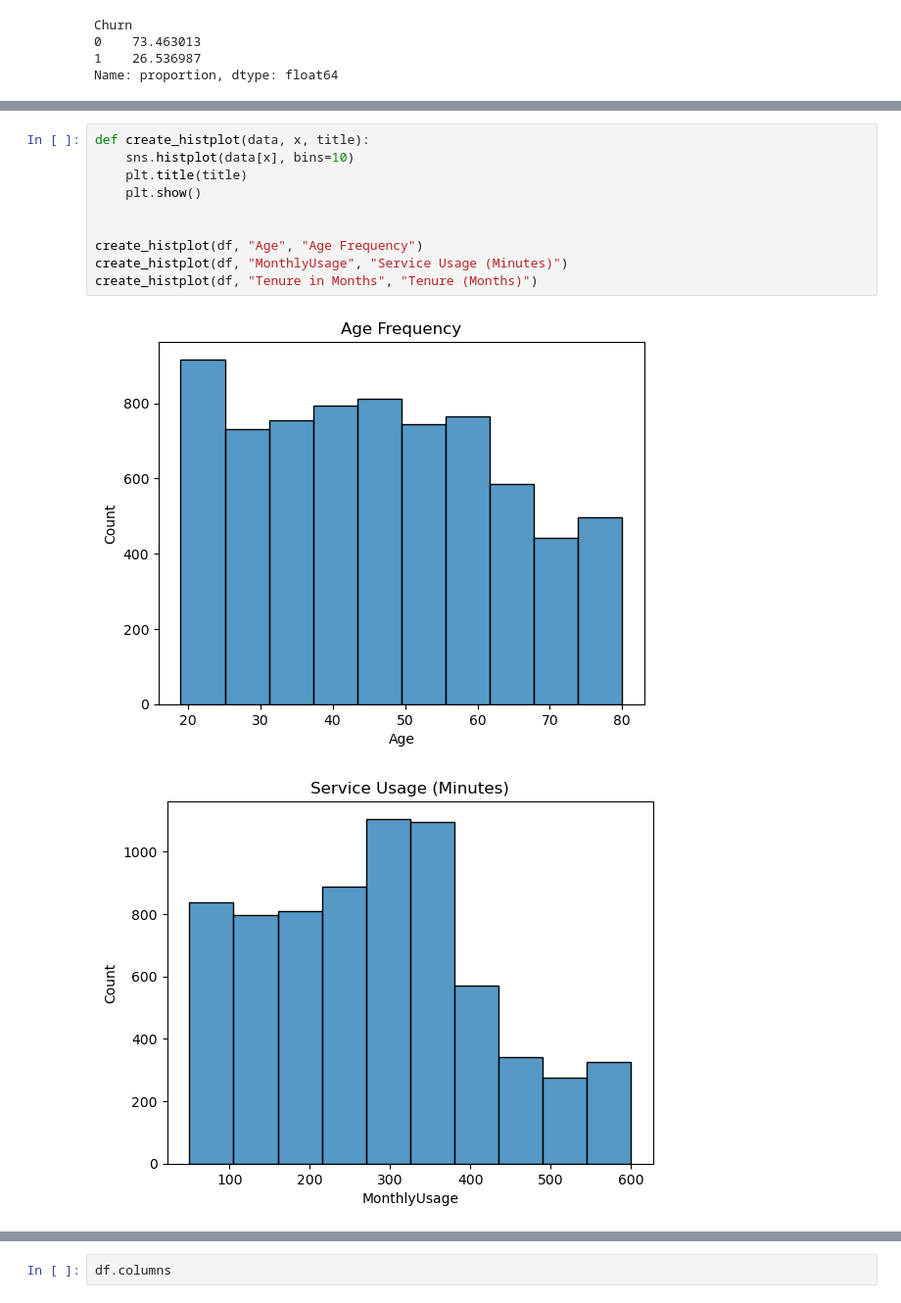
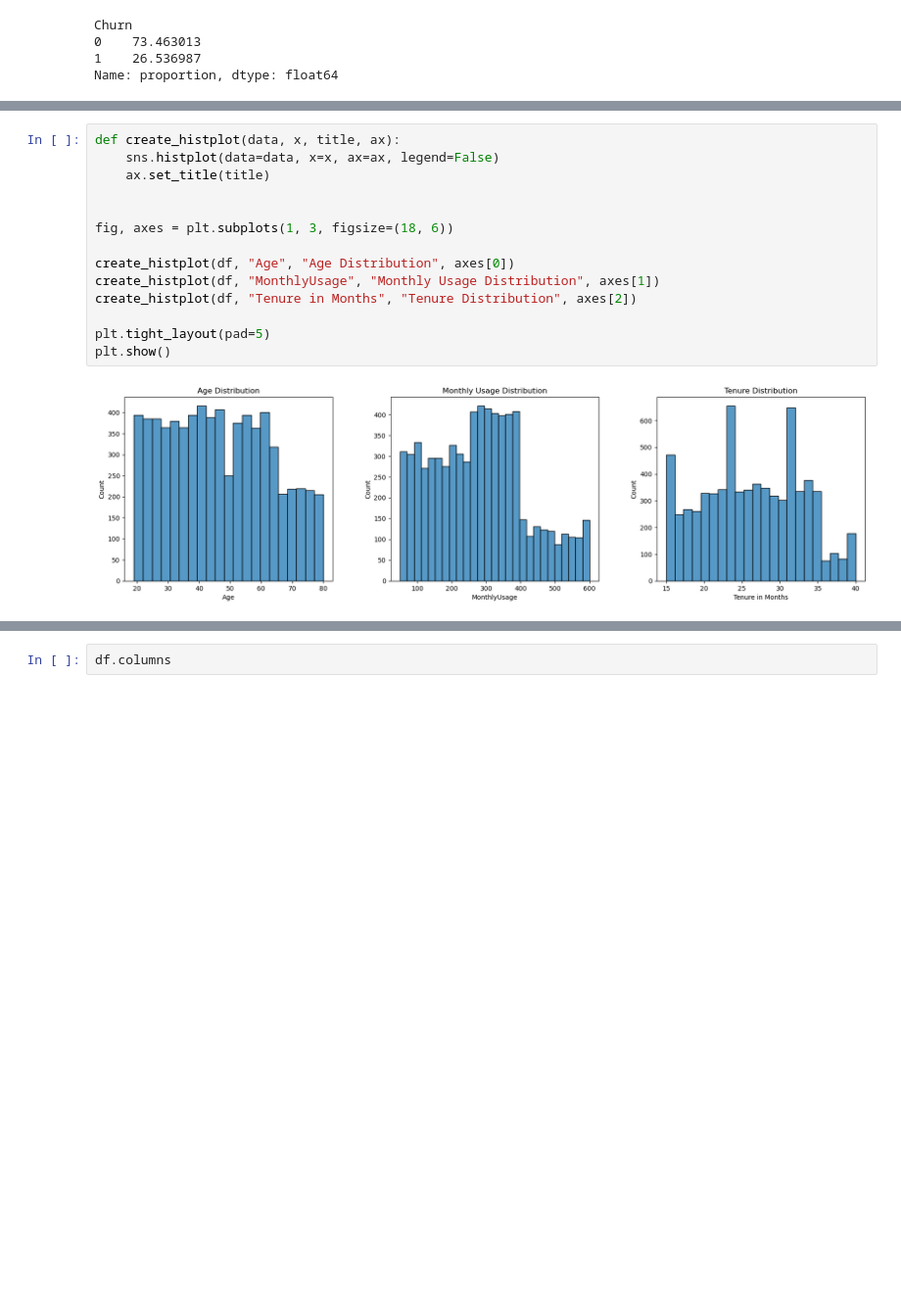
Before and after one commit to christiandarvs/CSIS311-ML, a Jupyter notebook: lab/churn_knn.ipynb, the cells around one changed output, grey strips where cells are left out. Shown at 98% size. Saved outputs shown, nothing was run; the diff lists cells and outputs as text; blank space fills up the shorter version.

```diff
--- a/lab/churn_knn.ipynb
+++ b/lab/churn_knn.ipynb
@@ -116,13 +122,16 @@ create_countplot(df, "Churn", "Churn", "Churn")
 # %%
-def create_histplot(data, x, title):
-    sns.histplot(data[x], bins=10)
-    plt.title(title)
-    plt.show()
+def create_histplot(data, x, title, ax):
+    sns.histplot(data=data, x=x, ax=ax, legend=False)
+    ax.set_title(title)
 
 
-create_histplot(df, "Age", "Age Frequency")
-create_histplot(df, "MonthlyUsage", "Service Usage (Minutes)")
-create_histplot(df, "Tenure in Months", "Tenure (Months)")
+fig, axes = plt.subplots(1, 3, figsize=(18, 6))
+
+create_histplot(df, "Age", "Age Distribution", axes[0])
+create_histplot(df, "MonthlyUsage", "Monthly Usage Distribution", axes[1])
+create_histplot(df, "Tenure in Months", "Tenure Distribution", axes[2])
+
+plt.tight_layout(pad=5)
+plt.show()
 # %% [output]
-[figure, old version]
+[figure, new version]
-[figure, removed]
```
Also changed, not shown: parts of 6 cells of this notebook.
